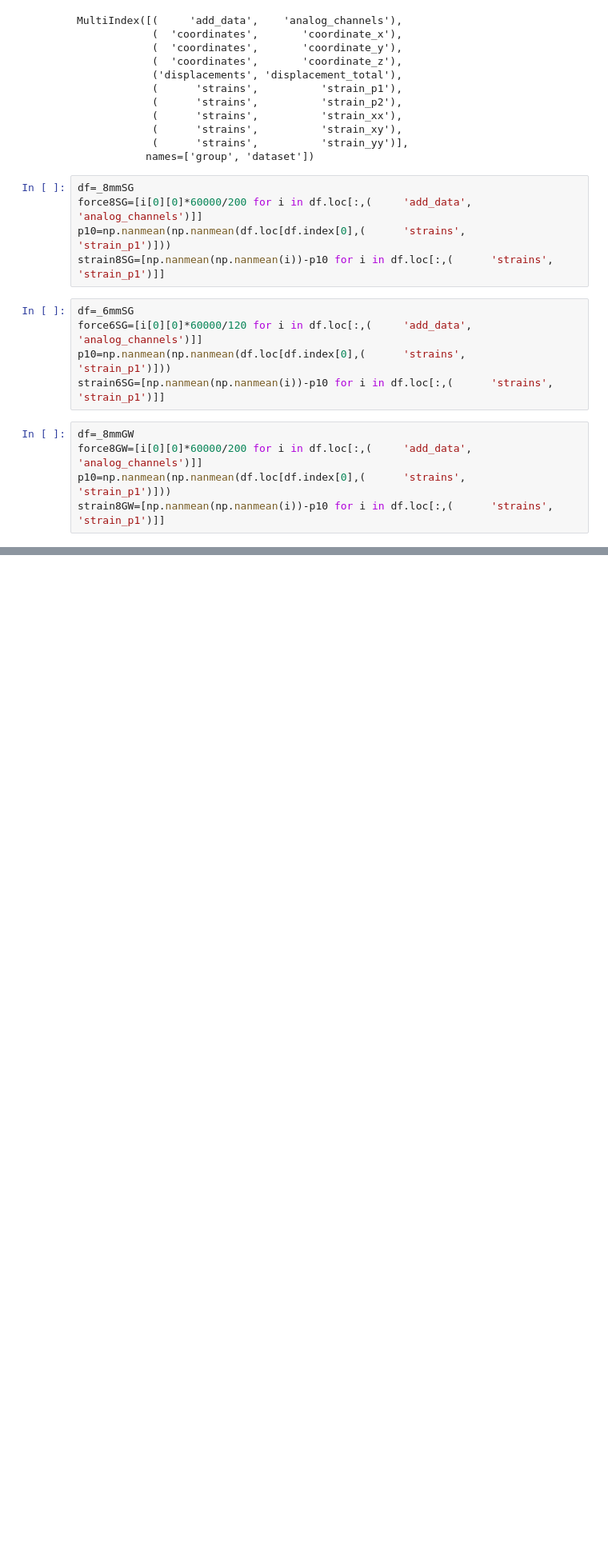
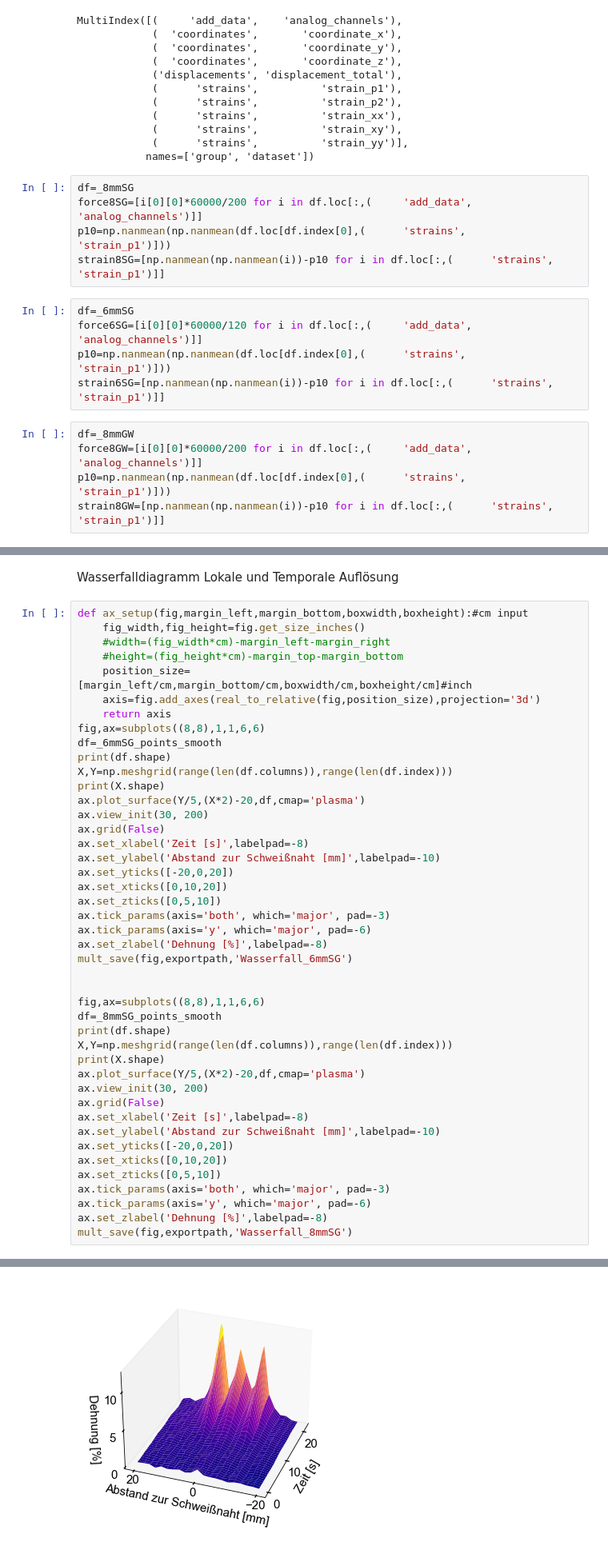
Before and after one commit to KMDE-10/DIC, a Jupyter notebook: Schweißen_Schneiden.ipynb, the cells around one changed output, grey strips where cells are left out. Shown at 80% size. Saved outputs shown, nothing was run; the diff lists cells and outputs as text; blank space fills up the shorter version.

```diff
--- a/Schweißen_Schneiden.ipynb
+++ b/Schweißen_Schneiden.ipynb
@@ -164,0 +262,47 @@ _8mmGW
+# %% [markdown]
+Wasserfalldiagramm Lokale und Temporale Auflösung
+# %%
+def ax_setup(fig,margin_left,margin_bottom,boxwidth,boxheight):#cm input
+    fig_width,fig_height=fig.get_size_inches()
+    #width=(fig_width*cm)-margin_left-margin_right
+    #height=(fig_height*cm)-margin_top-margin_bottom
+    position_size=[margin_left/cm,margin_bottom/cm,boxwidth/cm,boxheight/cm]#inch
+    axis=fig.add_axes(real_to_relative(fig,position_size),projection='3d')
+    return axis
+fig,ax=subplots((8,8),1,1,6,6)
+df=_6mmSG_points_smooth
+print(df.shape)
+X,Y=np.meshgrid(range(len(df.columns)),range(len(df.index)))
+print(X.shape)
+ax.plot_surface(Y/5,(X*2)-20,df,cmap='plasma')
+ax.view_init(30, 200)
+ax.grid(False)
+ax.set_xlabel('Zeit [s]',labelpad=-8)
+ax.set_ylabel('Abstand zur Schweißnaht [mm]',labelpad=-10)
+ax.set_yticks([-20,0,20])
+ax.set_xticks([0,10,20])
+ax.set_zticks([0,5,10])
+ax.tick_params(axis='both', which='major', pad=-3)
+ax.tick_params(axis='y', which='major', pad=-6)
+ax.set_zlabel('Dehnung [%]',labelpad=-8)
+mult_save(fig,exportpath,'Wasserfall_6mmSG')
+
+
+fig,ax=subplots((8,8),1,1,6,6)
+df=_8mmSG_points_smooth
+print(df.shape)
+X,Y=np.meshgrid(range(len(df.columns)),range(len(df.index)))
+print(X.shape)
+ax.plot_surface(Y/5,(X*2)-20,df,cmap='plasma')
+ax.view_init(30, 200)
+ax.grid(False)
+ax.set_xlabel('Zeit [s]',labelpad=-8)
+ax.set_ylabel('Abstand zur Schweißnaht [mm]',labelpad=-10)
+ax.set_yticks([-20,0,20])
+ax.set_xticks([0,10,20])
+ax.set_zticks([0,5,10])
+ax.tick_params(axis='both', which='major', pad=-3)
+ax.tick_params(axis='y', which='major', pad=-6)
+ax.set_zlabel('Dehnung [%]',labelpad=-8)
+mult_save(fig,exportpath,'Wasserfall_8mmSG')
+# %% [output]
@@ -164,0 +313 @@ _8mmGW
+[figure, added]
```
Also changed, not shown: parts of 25 cells of this notebook, 3 other files.
